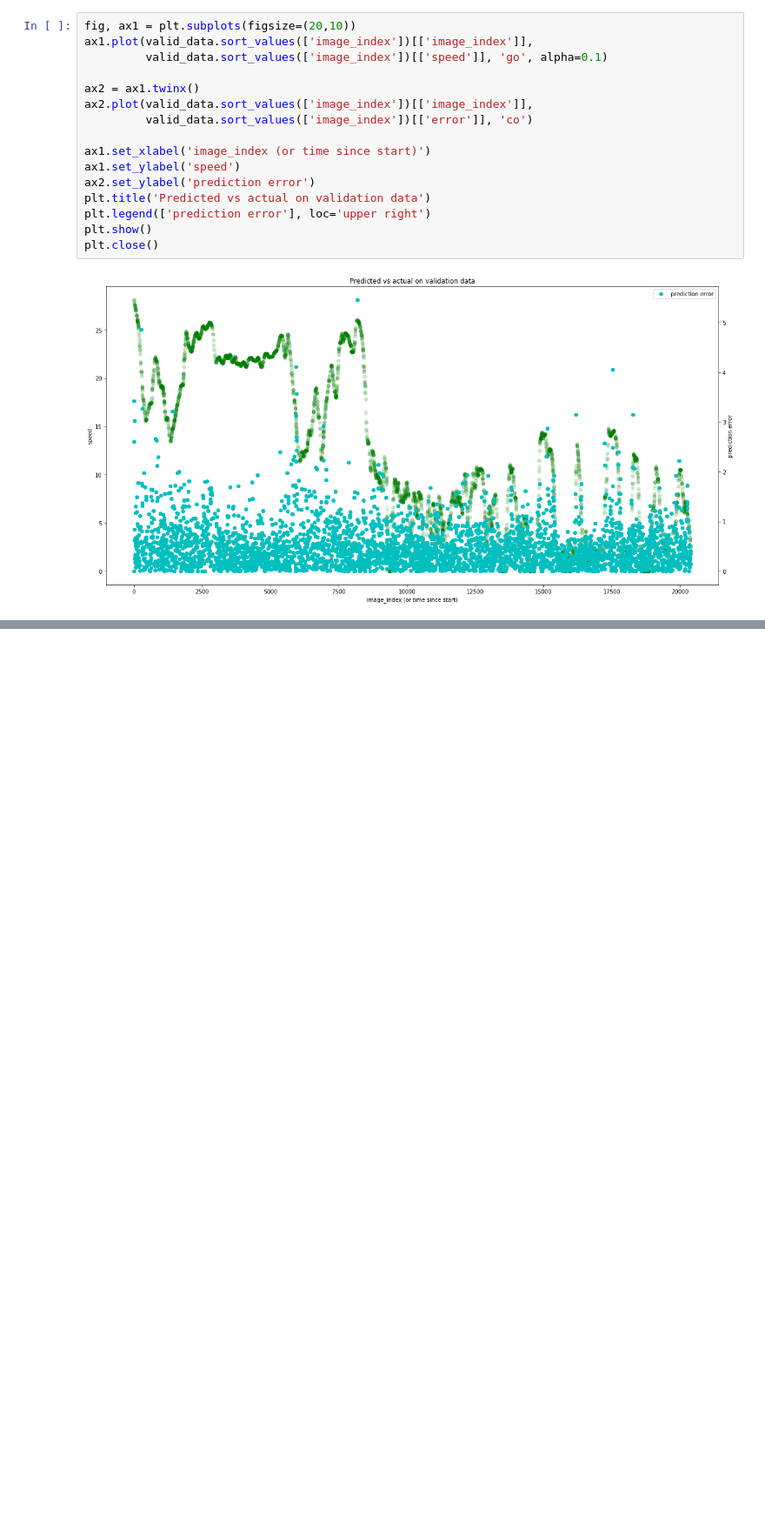
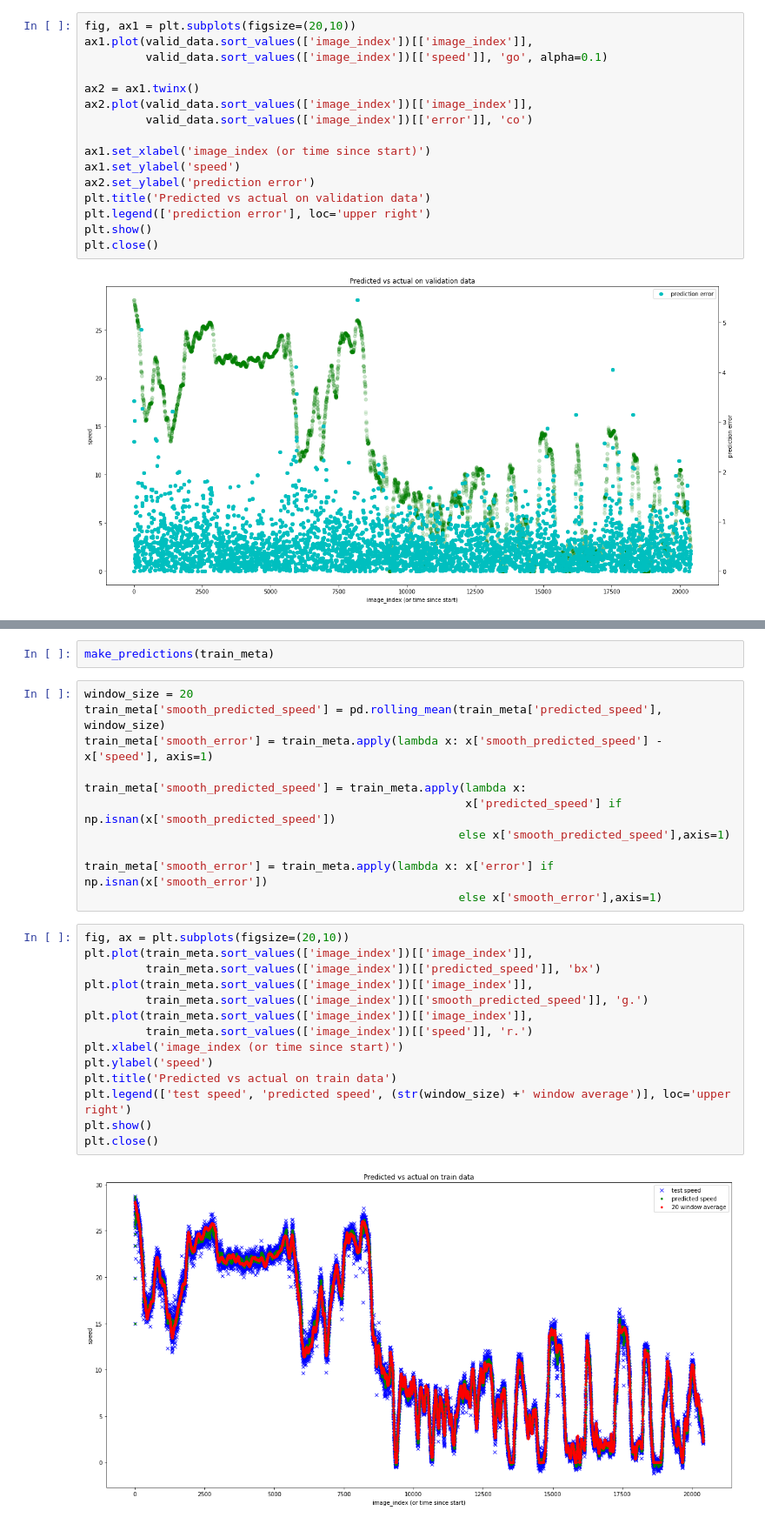
Before and after one commit to jovsa/speed-challenge-2017, a Jupyter notebook: NVIDIA_model.ipynb, the cells around one changed output, grey strips where cells are left out. Shown at 87% size. Cells and saved outputs as stored; diff of their text form; blank space fills up the shorter version.

```diff
--- a/NVIDIA model exploration.ipynb
+++ b/NVIDIA_model.ipynb
@@ -603,0 +643,29 @@ from IPython.html.widgets import *
+# %%
+make_predictions(train_meta)
+# %%
+window_size = 20
+train_meta['smooth_predicted_speed'] = pd.rolling_mean(train_meta['predicted_speed'], window_size)
+train_meta['smooth_error'] = train_meta.apply(lambda x: x['smooth_predicted_speed'] - x['speed'], axis=1)
+
+train_meta['smooth_predicted_speed'] = train_meta.apply(lambda x:
+                                                        x['predicted_speed'] if np.isnan(x['smooth_predicted_speed'])
+                                                       else x['smooth_predicted_speed'],axis=1)
+
+train_meta['smooth_error'] = train_meta.apply(lambda x: x['error'] if np.isnan(x['smooth_error'])
+                                                       else x['smooth_error'],axis=1)
+# %%
+fig, ax = plt.subplots(figsize=(20,10))
+plt.plot(train_meta.sort_values(['image_index'])[['image_index']],
+         train_meta.sort_values(['image_index'])[['predicted_speed']], 'bx')
+plt.plot(train_meta.sort_values(['image_index'])[['image_index']],
+         train_meta.sort_values(['image_index'])[['smooth_predicted_speed']], 'g.')
+plt.plot(train_meta.sort_values(['image_index'])[['image_index']],
+         train_meta.sort_values(['image_index'])[['speed']], 'r.')
+plt.xlabel('image_index (or time since start)')
+plt.ylabel('speed')
+plt.title('Predicted vs actual on train data')
+plt.legend(['test speed', 'predicted speed', (str(window_size) +' window average')], loc='upper right')
+plt.show()
+plt.close()
+# %% [output]
+[figure, added]
```
Also changed, not shown: parts of 20 cells of this notebook.
